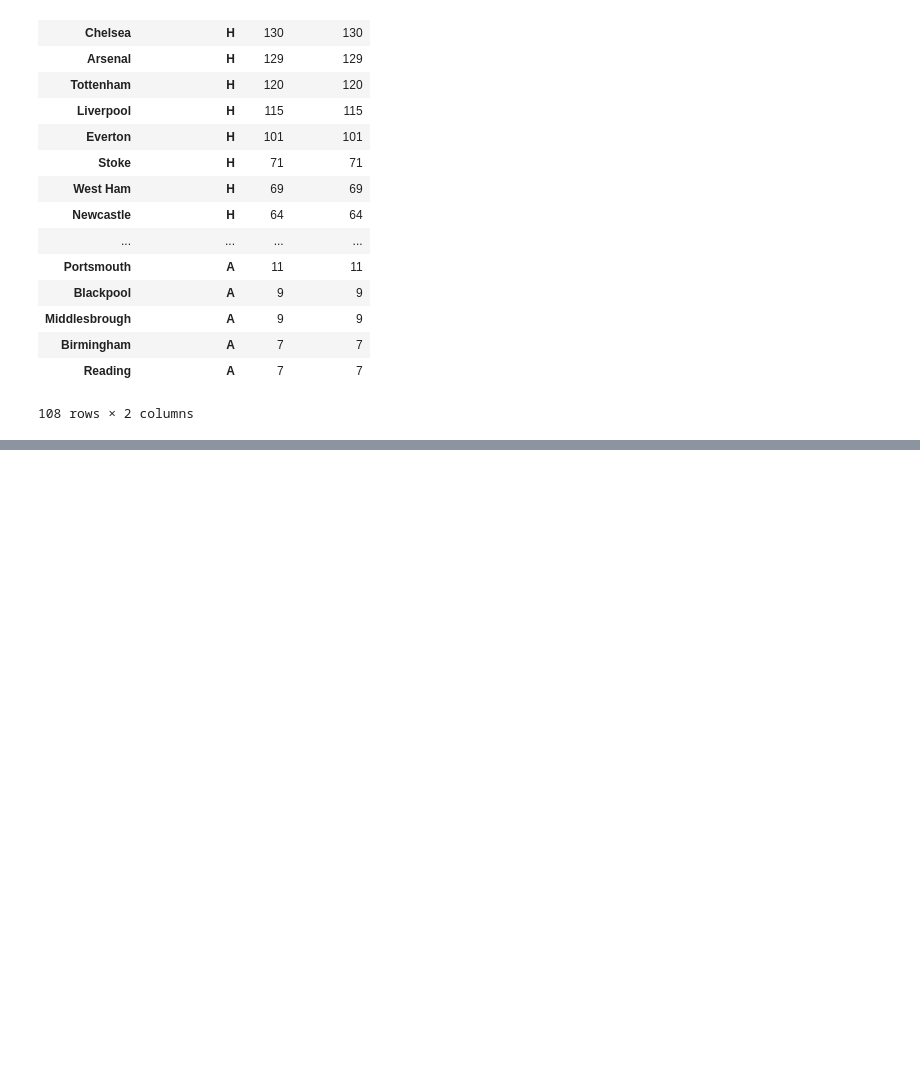
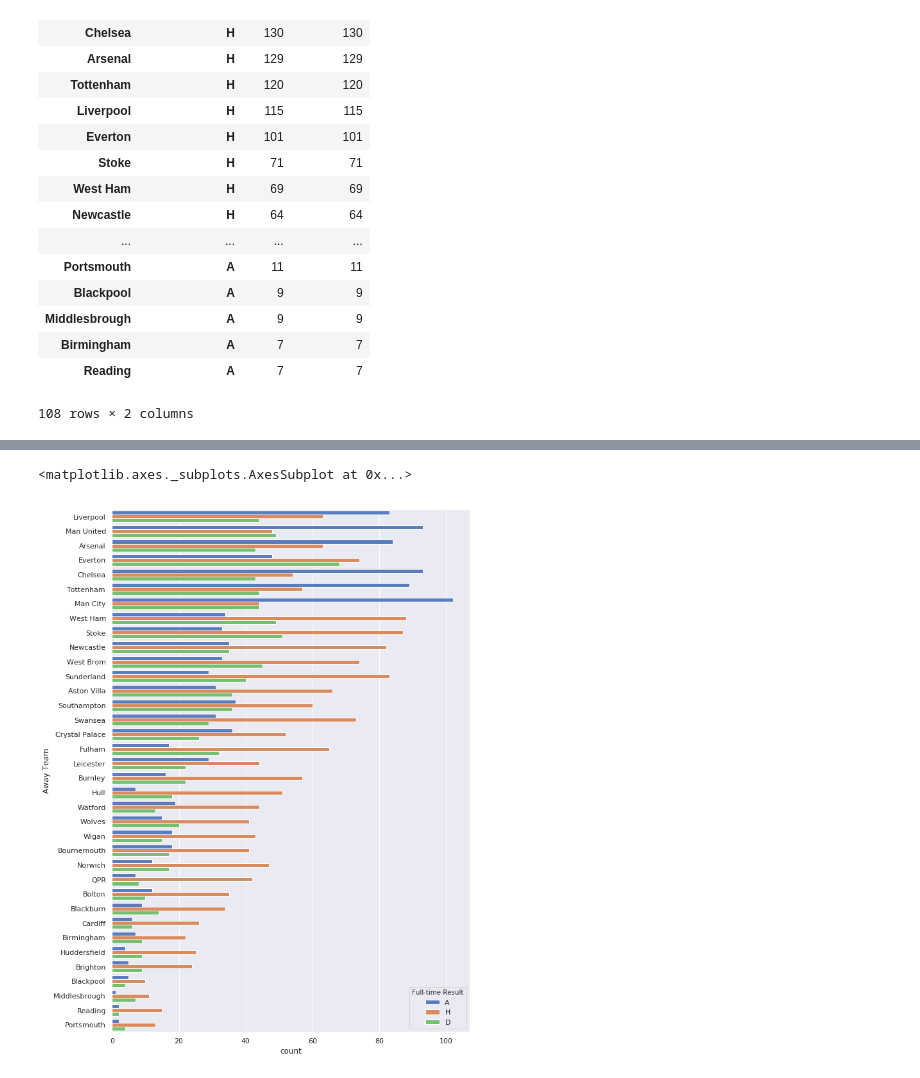
Before and after one commit to ContextLab/storytelling-with-data, a Jupyter notebook: data-stories/soccer-trends/epl_analysis.ipynb, the cells around one changed output, grey strips where cells are left out. Cells and saved outputs as stored; diff of their text form; code cells hidden in the pictures; blank space fills up the shorter version.

```diff
--- a/data-stories/soccer-trends/epl_analysis.ipynb
+++ b/data-stories/soccer-trends/epl_analysis.ipynb
@@ -98,0 +139,6 @@ sns.countplot(y="Home Team", hue = "Full-time Result", data=agg_epl,
+# %%
+sns.countplot(y="Away Team", hue = "Full-time Result", data=agg_epl,
+              order = agg_epl['Away Team'].value_counts().index, palette='muted')
+# %% [output]
+<matplotlib.axes._subplots.AxesSubplot at 0x...>
+[figure, added]
```
Also changed, not shown: parts of 38 cells of this notebook.
